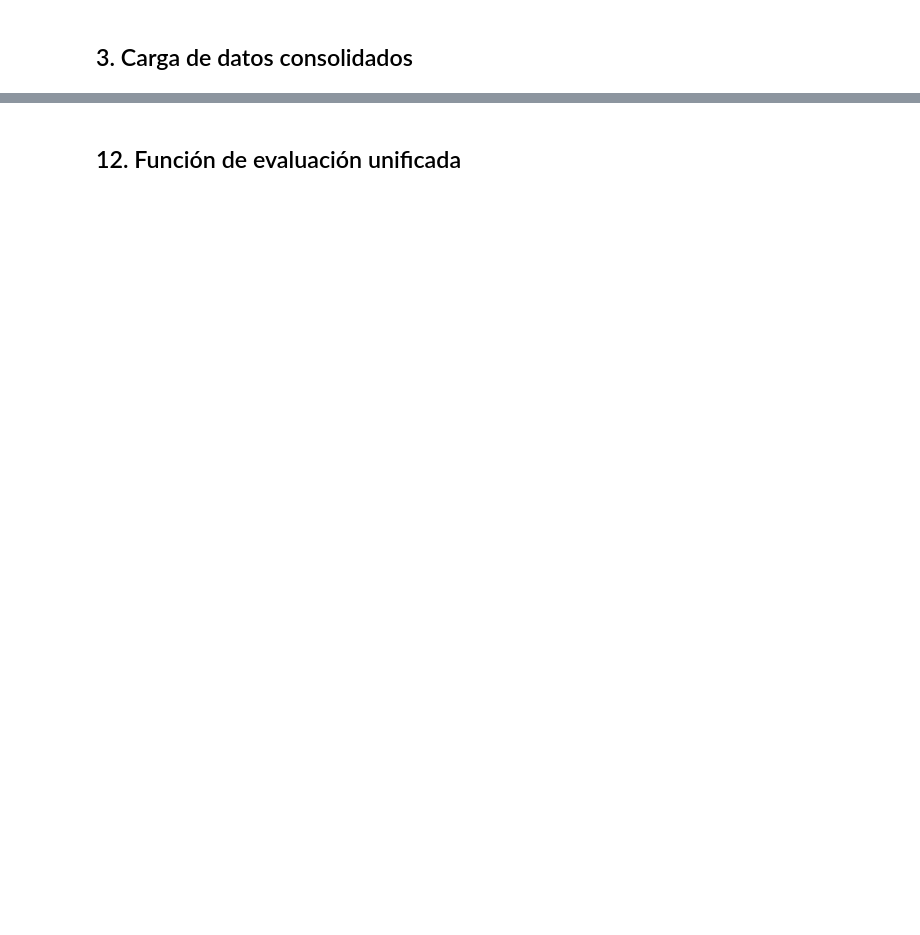
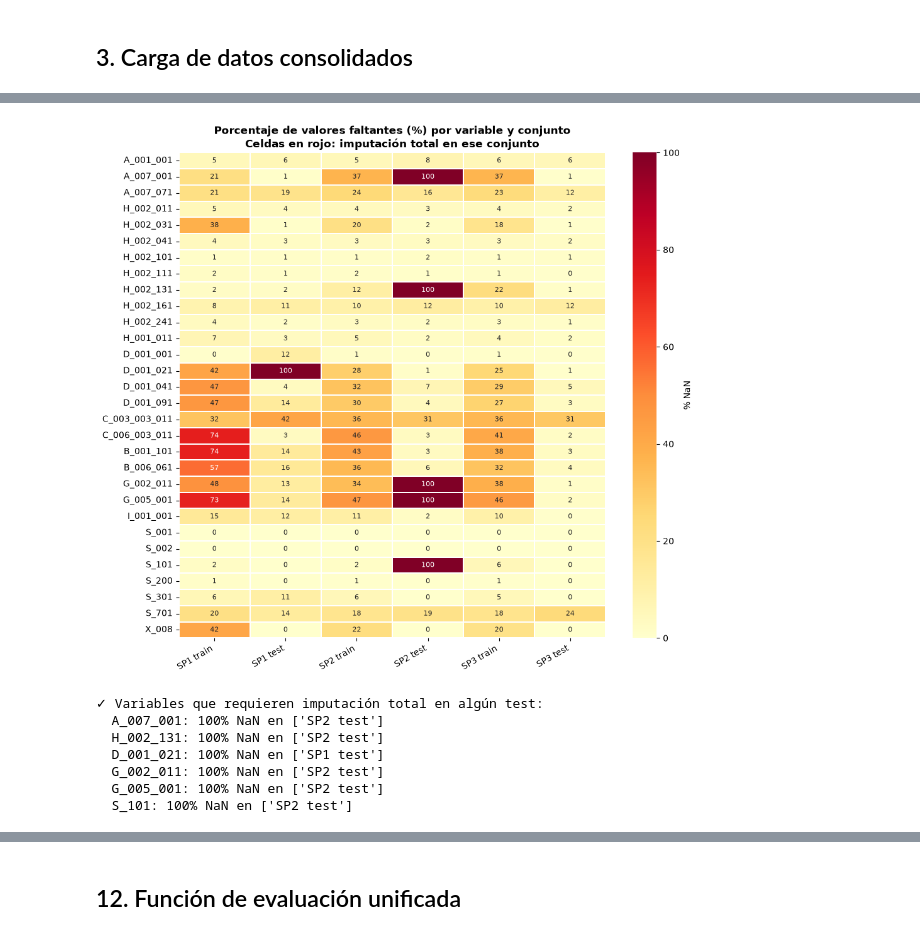
Before and after one commit to PatricioPorrasM/DemocraticSatisfactionLatam, a Jupyter notebook: notebooks/02_preprocesamiento_entrenamiento.ipynb, the cells around one changed output, grey strips where cells are left out. Cells and saved outputs as stored; diff of their text form; code cells hidden in the pictures; blank space fills up the shorter version.

```diff
--- a/notebooks/02_preprocesamiento_entrenamiento.ipynb
+++ b/notebooks/02_preprocesamiento_entrenamiento.ipynb
@@ -965,0 +704,53 @@ print("✓ Funciones de imputación y normalización definidas.")
+# %%
+# =============================================================================
+# EDA 1.3 — Missingness por variable y por subperiodo
+# (identifica variables que requieren imputación total en algún test set)
+# =============================================================================
+SP_DEF = {
+    "SP1 train": [1995,1996,1997,1998,2000,2001,2002,2003,2004,2005,2006],
+    "SP1 test" : [2007],
+    "SP2 train": [1995,1996,1997,1998,2000,2001,2002,2003,2004,2005,2006,
+                  2007,2008,2009,2010,2011,2013,2015,2016,2017],
+    "SP2 test" : [2018],
+    "SP3 train": [1995,1996,1997,1998,2000,2001,2002,2003,2004,2005,2006,
+                  2007,2008,2009,2010,2011,2013,2015,2016,2017,2018,2020,2023],
+    "SP3 test" : [2024],
+}
+
+miss_sp = {}
+for sp_name, años in SP_DEF.items():
+    sub = df[df[COL_AÑO].isin(años)][FEATURES_EDA]
+    miss_sp[sp_name] = (sub.isnull().mean() * 100).round(1)
+
+df_miss_sp = pd.DataFrame(miss_sp)
+
+# Heatmap de missingness por variable y split
+fig, ax = plt.subplots(figsize=(10, 9))
+mask_cero = df_miss_sp == 0
+sns.heatmap(df_miss_sp, annot=True, fmt=".0f", cmap="YlOrRd",
+            linewidths=0.3, ax=ax, cbar_kws={"label": "% NaN"},
+            annot_kws={"size": 8})
+ax.set_title("Porcentaje de valores faltantes (%) por variable y conjunto\n"
+             "Celdas en rojo: imputación total en ese conjunto",
+             fontweight="bold")
+ax.set_xlabel("")
+ax.set_ylabel("")
+plt.xticks(rotation=30, ha="right")
+plt.tight_layout()
+plt.savefig(CARPETA_RESULTS / "eda_missingness_por_split.png", dpi=150, bbox_inches="tight")
+plt.show()
+print("✓ Variables que requieren imputación total en algún test:")
+for col in df_miss_sp.index:
+    tests_100 = [sp for sp in ["SP1 test","SP2 test","SP3 test"]
+                 if df_miss_sp.loc[col, sp] == 100.0]
+    if tests_100:
+        print(f"  {col}: 100% NaN en {tests_100}")
+# %% [output]
+[figure, added]
+✓ Variables que requieren imputación total en algún test:
+  A_007_001: 100% NaN en ['SP2 test']
+  H_002_131: 100% NaN en ['SP2 test']
+  D_001_021: 100% NaN en ['SP1 test']
+  G_002_011: 100% NaN en ['SP2 test']
+  G_005_001: 100% NaN en ['SP2 test']
+  S_101: 100% NaN en ['SP2 test']
```
Also changed, not shown: parts of 75 cells of this notebook, 2 other files.
